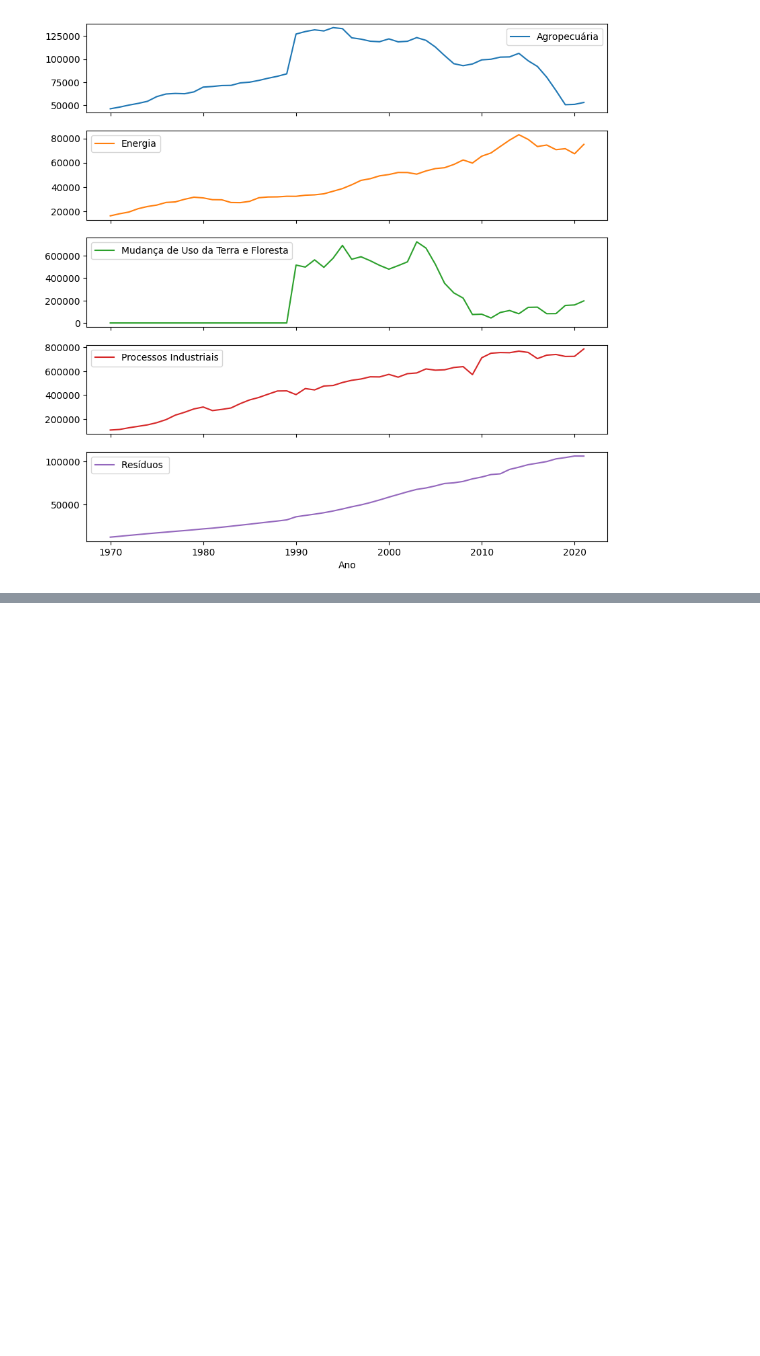
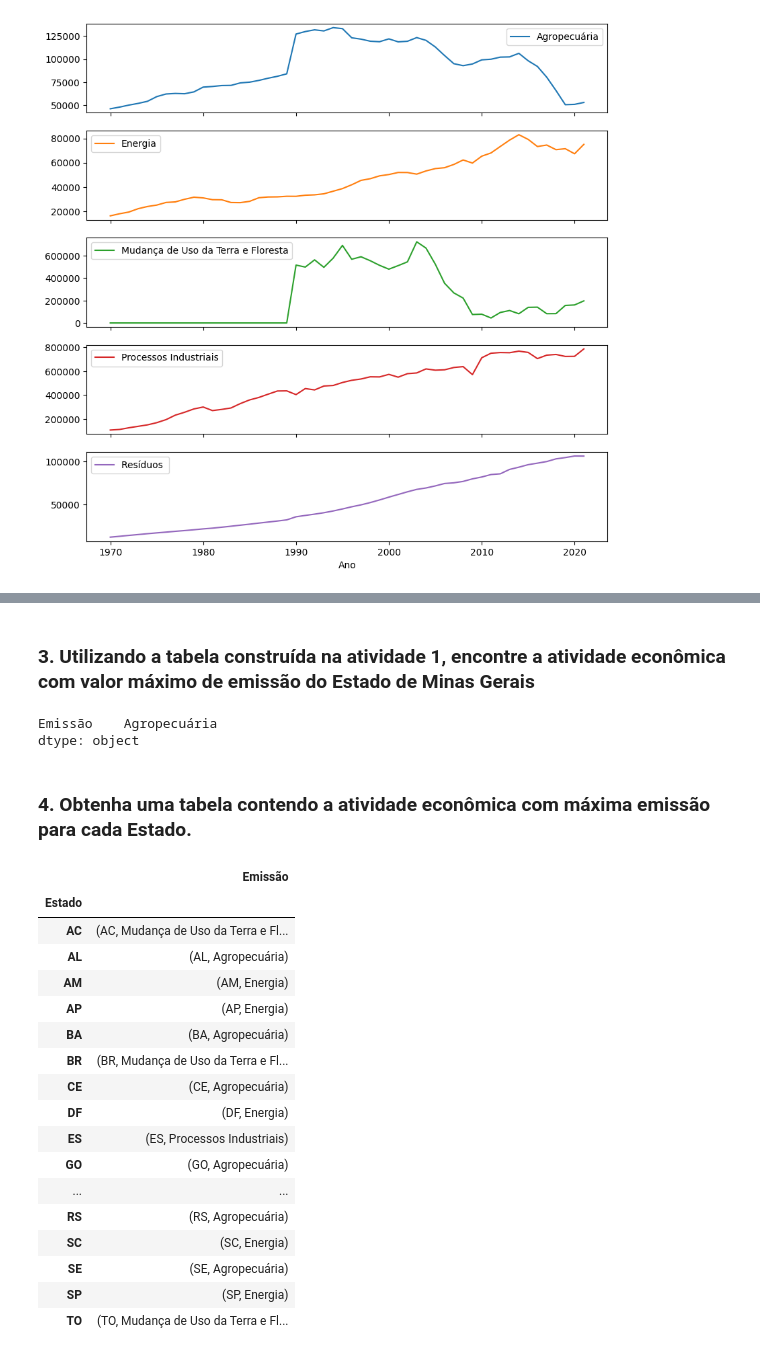
Before and after one commit to strawndri/python-ds-pandas-selecao-agrupamento-dados, a Jupyter notebook: Desafios.ipynb, the cells around one changed output, grey strips where cells are left out. Saved outputs shown, nothing was run; the diff lists cells and outputs as text; code cells hidden in the pictures; blank space fills up the shorter version.

```diff
--- a/Desafios.ipynb
+++ b/Desafios.ipynb
@@ -233,0 +277,31 @@ media_emissao_setor_1.plot(subplots = True, figsize = (10, 10));
+# %% [markdown]
+### 3. Utilizando a tabela construída na atividade 1, encontre a atividade econômica com valor máximo de emissão do Estado de Minas Gerais
+# %%
+emissoes_por_estado_e_setor.xs('MG', level = 0).idxmax()
+# %% [output]
+Emissão    Agropecuária
+dtype: object
+# %% [markdown]
+### 4. Obtenha uma tabela contendo a atividade econômica com máxima emissão para cada Estado.
+# %%
+atividade_economica_maxima_por_estado = emissoes_por_estado_e_setor.groupby(['Estado', 'Nível 1 - Setor'])[['Emissão']].max()
+atividade_economica_maxima_por_estado.groupby(level = 0).idxmax()
+# %% [output]
+|  | Emissão |
+| Estado |  |
+| AC | (AC, Mudança de Uso da Terra e Fl... |
+| AL | (AL, Agropecuária) |
+| AM | (AM, Energia) |
+| AP | (AP, Energia) |
+| BA | (BA, Agropecuária) |
+| BR | (BR, Mudança de Uso da Terra e Fl... |
+| CE | (CE, Agropecuária) |
+| DF | (DF, Energia) |
+| ES | (ES, Processos Industriais) |
+| GO | (GO, Agropecuária) |
+| ... | ... |
+| RS | (RS, Agropecuária) |
+| SC | (SC, Energia) |
+| SE | (SE, Agropecuária) |
+| SP | (SP, Energia) |
+| TO | (TO, Mudança de Uso da Terra e Fl... |
```
Also changed, not shown: parts of 7 cells of this notebook.
